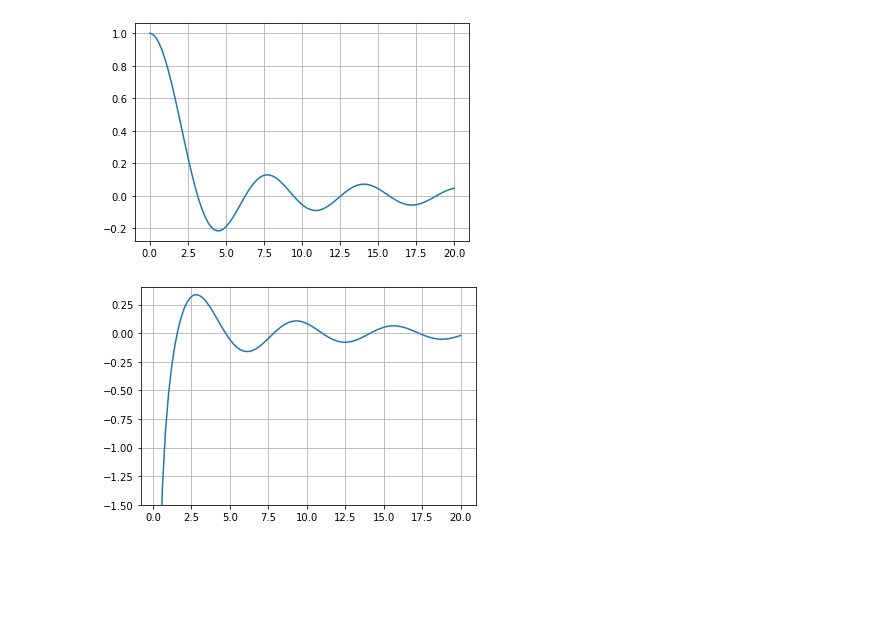
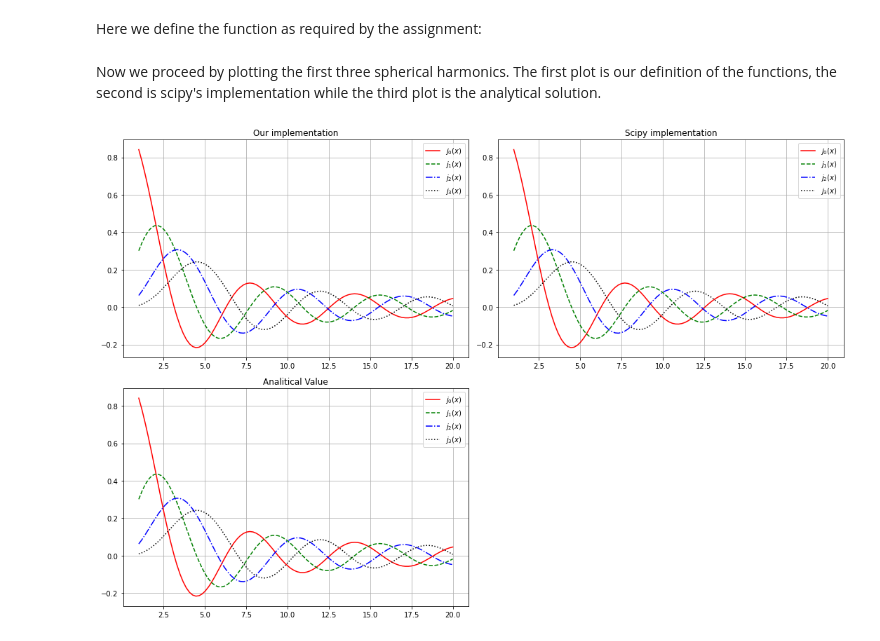
Before and after one commit to NerusSkyhigh/computationalphysics2021, a Jupyter notebook: Exercise 01/03 - Bessel Functions jl and nl.ipynb, the cells around one changed output. Drawn from its saved outputs; the diff is of its cells as text; code cells hidden in the pictures; blank space fills up the shorter version.

Commit message:
solve point 3 of the exercise 01 providing both some plots and a timing for the functions

```diff
--- a/Exercise 01/03 - Bessel Functions jl and nl.ipynb
+++ b/Exercise 01/03 - Bessel Functions jl and nl.ipynb
@@ -19,12 +22,57 @@ import numpy as np
+# %% [markdown]
+Here we define the function as required by the assignment:
+# %%
+def j(l, x):
+    if l == -1:
+        return np.cos(x) / x
+    elif l == 0:
+        return np.sin(x) / x
+    else:
+        return (2*(l-1)+1)/x * j(l-1, x) - j(l-2, x)
+
+def n(l, x):
+    if l == -1:
+        return np.sin(x) / x
+    elif l == 0:
+        return -1*np.cos(x) / x
+    else:
+        return (2*(l-1)+1)/x*n(l-1, x) - n(l-2, x)
+# %% [markdown]
+Now we proceed by plotting the first three spherical harmonics. The first plot is our definition of the functions, the second is scipy's implementation while the third plot is the analytical solution.
 # %%
-x = np.linspace(0, 20, num=100, endpoint=True)
-plt.plot(x, jn(0, x), label="j0(x)")
-plt.grid()
+fig, ax = plt.subplots(2, 2, figsize=(15, 10))
 
-plt.figure()
-plt.plot(x, yn(0, x), label="n0(x)")
-plt.ylim([-1.5, 0.40])
-plt.grid()
+x = np.linspace(1, 20, num=100, endpoint=True)
+
+ax[0][0].plot(x, j(0, x), label=r"$j_0(x)$", color="r")
+ax[0][0].plot(x, j(1, x), label=r"$j_1(x)$", color="g", linestyle='dashed')
+ax[0][0].plot(x, j(2, x), label=r"$j_2(x)$", color="b", linestyle='dashdot')
+ax[0][0].plot(x, j(3, x), label=r"$j_3(x)$", color="k", linestyle='dotted')
+ax[0][0].set_title("Our implementation")
+ax[0][0].grid()
+ax[0][0].legend()
+
+ax[0][1].plot(x, jn(0, x), label=r"$j_0(x)$", color="r")
+ax[0][1].plot(x, jn(1, x), label=r"$j_1(x)$", color="g", linestyle='dashed')
+ax[0][1].plot(x, jn(2, x), label=r"$j_2(x)$", color="b", linestyle='dashdot')
+ax[0][1].plot(x, jn(3, x), label=r"$j_3(x)$", color="k", linestyle='dotted')
+ax[0][1].set_title("Scipy implementation")
+ax[0][1].grid()
+ax[0][1].legend()
+
+ax[1][0].plot(x, np.sin(x)/x, label=r"$j_0(x)$", color="r")
+ax[1][0].plot(x, np.sin(x)/np.power(x,2)-np.cos(x)/x, label=r"$j_1(x)$",
+              color="g", linestyle='dashed')
+ax[1][0].plot(x, (3/np.power(x, 2) -1)*np.sin(x)/x - 3*np.cos(x)/np.power(x, 2),
+              label=r"$j_2(x)$", color="b", linestyle='dashdot')
+ax[1][0].plot(x, (15/np.power(x, 3) -6/x)*np.sin(x)/x - (15/np.power(x, 2)-1)*np.cos(x)/x,
+              label=r"$j_3(x)$", color="k", linestyle='dotted')
+ax[1][0].set_title("Analitical Value")
+ax[1][0].grid()
+ax[1][0].legend()
+
+ax[1][1].set_visible(False)
+
+plt.tight_layout()
 # %% [output]
-[figure, old version]
+[figure, new version]
-[figure, removed]
```
Also changed, not shown: parts of 8 cells of this notebook.
